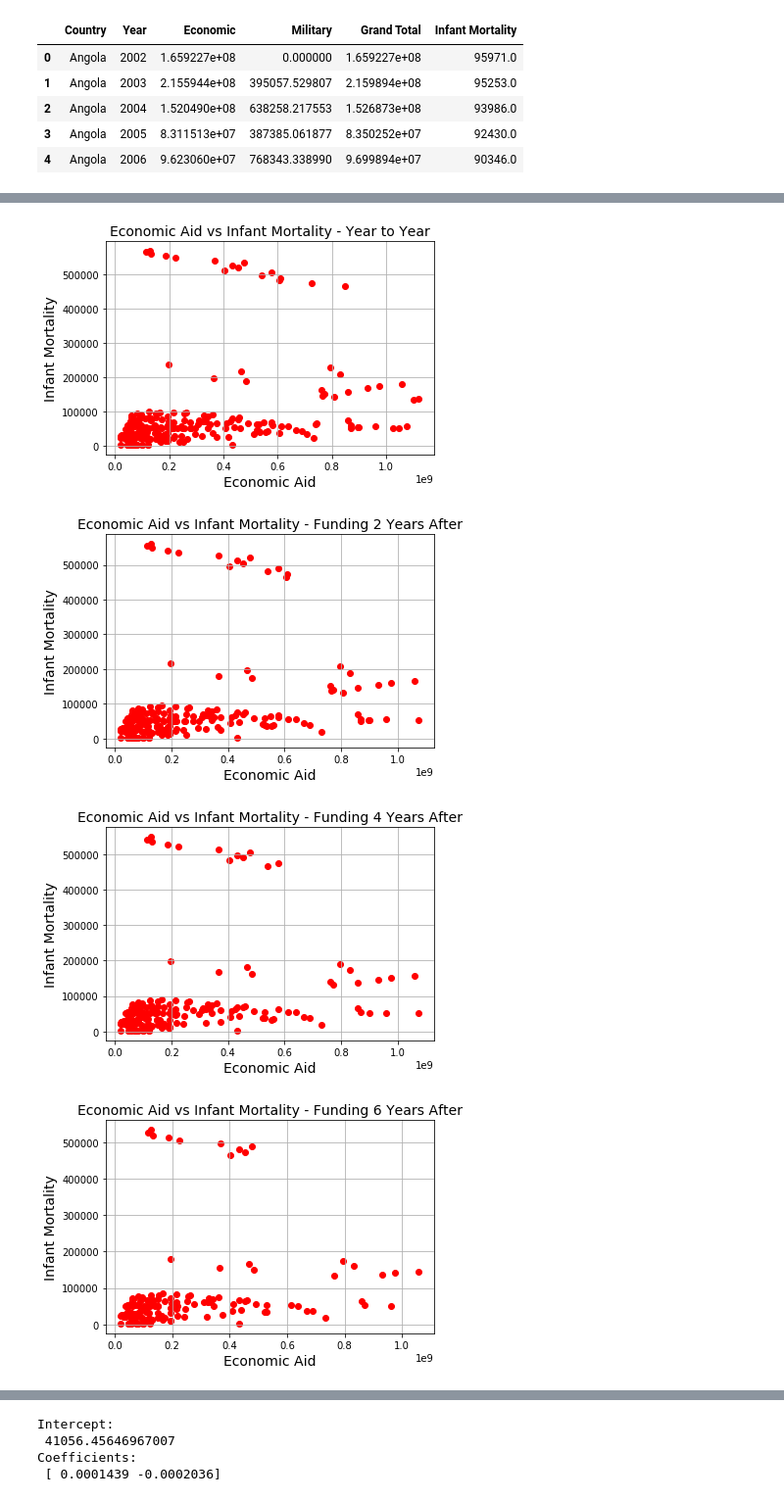
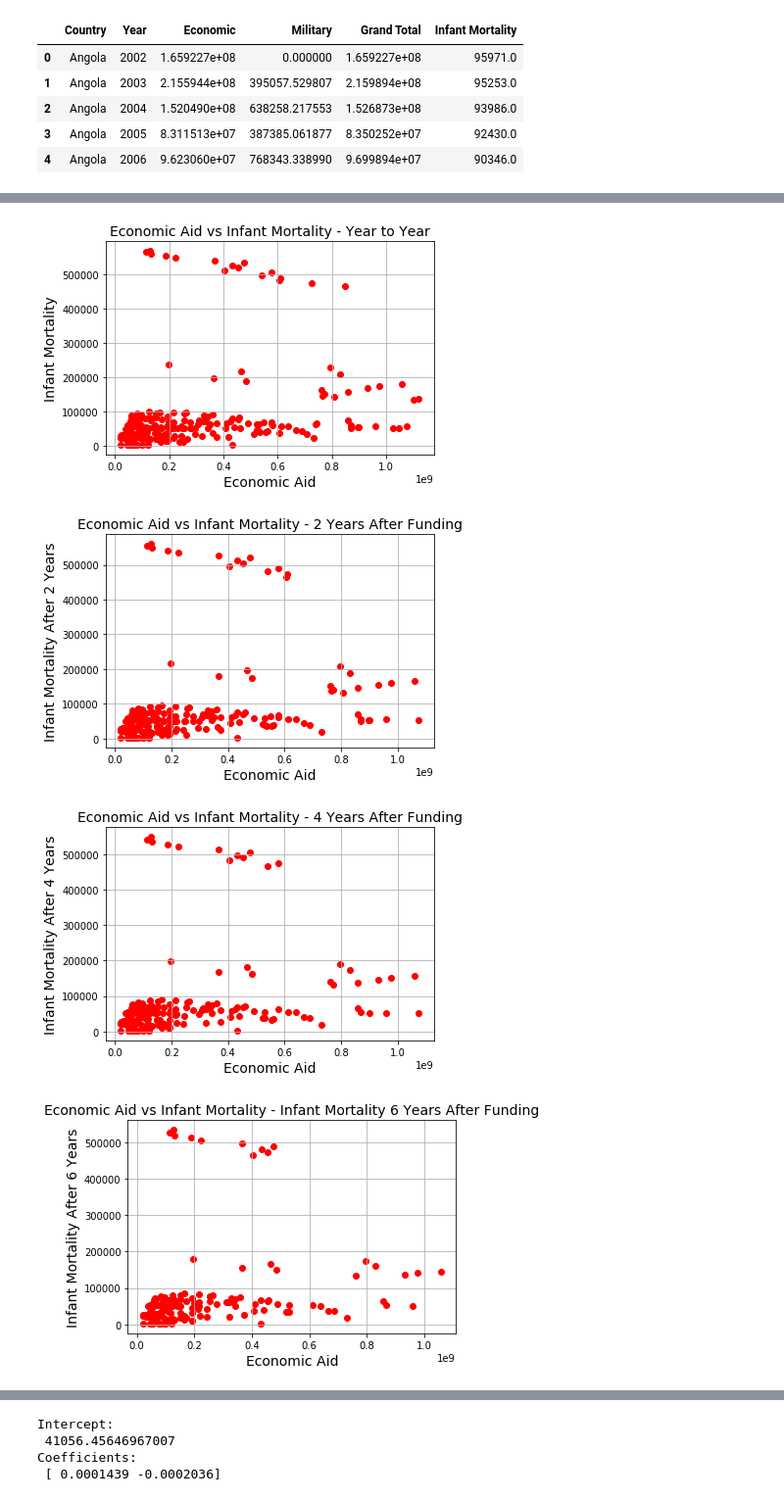
Before and after one commit to juliasweet/Project_1, a Jupyter notebook: Aid_vs_Infant_Mortality.ipynb, the cells around one changed output, grey strips where cells are left out. Shown at 98% size. Drawn from its saved outputs; the diff is of its cells as text; code cells hidden in the pictures.

```diff
--- a/Aid_vs_Infant_Mortality.ipynb
+++ b/Aid_vs_Infant_Mortality.ipynb
@@ -126,21 +97,21 @@ CombinedAid_InfantMortality["Country"].nunique()
 # %%
 # Group by country and shift two years ahead to see whether there is any impact.
 CombinedAid_InfantMortality_2=CombinedAid_InfantMortality.copy()
-CombinedAid_InfantMortality_2[['Infant Mortality']] = CombinedAid_InfantMortality.groupby(
-    ['Country'])['Infant Mortality'].shift(2)
-CombinedAid_InfantMortality_2= CombinedAid_InfantMortality_EM2.dropna()
+CombinedAid_InfantMortality_2['Infant Mortality_2'] = CombinedAid_InfantMortality.groupby(
+    ['Country'])['Infant Mortality'].shift(-2)
+CombinedAid_InfantMortality_2= CombinedAid_InfantMortality_2.dropna()
 
 # Group by country; shift four years ahead to see effect
 CombinedAid_InfantMortality_4=CombinedAid_InfantMortality.copy()
-CombinedAid_InfantMortality_4[['Infant Mortality']] = CombinedAid_InfantMortality.groupby(
-    ['Country'])['Infant Mortality'].shift(4)
-CombinedAid_InfantMortality_EM4= CombinedAid_InfantMortality_EM4.dropna()
+CombinedAid_InfantMortality_4['Infant Mortality_4'] = CombinedAid_InfantMortality.groupby(
+    ['Country'])['Infant Mortality'].shift(-4)
+CombinedAid_InfantMortality_4= CombinedAid_InfantMortality_4.dropna()
 
 # Repeat for 6-year impact
 CombinedAid_InfantMortality_6=CombinedAid_InfantMortality.copy()
-CombinedAid_InfantMortality_6[['Infant Mortality']] = CombinedAid_InfantMortality.groupby(
-    ['Country'])['Infant Mortality'].shift(6)
-CombinedAid_InfantMortality_6= CombinedAid_InfantMortality_EM6.dropna()
+CombinedAid_InfantMortality_6['Infant Mortality_6'] = CombinedAid_InfantMortality.groupby(
+    ['Country'])['Infant Mortality'].shift(-6)
+CombinedAid_InfantMortality_6= CombinedAid_InfantMortality_6.dropna()
 
-CombinedAid_InfantMortality_EM6.head()
+CombinedAid_InfantMortality_6
 # %% [output]
@@ -153,52 +136,40 @@ CombinedAid_InfantMortality_EM6.head()
 # %%
-# #Use itertools to change color by country
-# import itertools
-
-# #Plot AIM (same year-data)
-# x=CombinedAid_InfantMortality['Economic']
-# ys = CombinedAid_InfantMortality['Infant Mortality']
-# colors = itertools.cycle(["black", "red", "orange", "yellow", "green", "blue",
-#                          "purple", "brown", "gray", "lime", "magenta", "olivedrab",
-#                          "darkgoldenrod", "aqua", "violet", "pink", "navy", "springgreen"])
-# len(x)==len(ys)
-
-
 plt.scatter(CombinedAid_InfantMortality['Economic'],
             CombinedAid_InfantMortality['Infant Mortality'], c='red')
 plt.title('Economic Aid vs Infant Mortality - Year to Year', fontsize=14)
 plt.xlabel('Economic Aid', fontsize=14)
 plt.ylabel('Infant Mortality', fontsize=14)
 plt.grid(True)
 plt.show()
 
 #Scatter Economic vs Stability for funding 2 years after
-plt.scatter(CombinedAid_InfantMortality_EM2['Economic_2'],
-            CombinedAid_InfantMortality_EM2['Infant Mortality'], color='red')
-plt.title('Economic Aid vs Infant Mortality - Funding 2 Years After', fontsize=14)
+plt.scatter(CombinedAid_InfantMortality_2['Economic'],
+            CombinedAid_InfantMortality_2['Infant Mortality_2'], color='red')
+plt.title('Economic Aid vs Infant Mortality - 2 Years After Funding', fontsize=14)
 plt.xlabel('Economic Aid', fontsize=14)
-plt.ylabel('Infant Mortality', fontsize=14)
+plt.ylabel('Infant Mortality After 2 Years', fontsize=14)
 plt.grid(True)
 plt.show()
 
 #Scatter Economic vs Stability for funding 4 years after
-plt.scatter(CombinedAid_InfantMortality_EM4['Economic_4'],
-            CombinedAid_InfantMortality_EM4['Infant Mortality'], color='red')
-plt.title('Economic Aid vs Infant Mortality - Funding 4 Years After', fontsize=14)
+plt.scatter(CombinedAid_InfantMortality_4['Economic'],
+            CombinedAid_InfantMortality_4['Infant Mortality_4'], color='red')
+plt.title('Economic Aid vs Infant Mortality - 4 Years After Funding', fontsize=14)
 plt.xlabel('Economic Aid', fontsize=14)
-plt.ylabel('Infant Mortality', fontsize=14)
+plt.ylabel('Infant Mortality After 4 Years', fontsize=14)
 plt.grid(True)
 plt.show()
 
 #Scatter Economic vs Stability for funding 6 years after
-plt.scatter(CombinedAid_InfantMortality_EM6['Economic_6'],
-            CombinedAid_InfantMortality_EM6['Infant Mortality'], color='red')
-plt.title('Economic Aid vs Infant Mortality - Funding 6 Years After', fontsize=14)
+plt.scatter(CombinedAid_InfantMortality_6['Economic'],
+            CombinedAid_InfantMortality_6['Infant Mortality_6'], color='red')
+plt.title('Economic Aid vs Infant Mortality - Infant Mortality 6 Years After Funding', fontsize=14)
 plt.xlabel('Economic Aid', fontsize=14)
-plt.ylabel('Infant Mortality', fontsize=14)
+plt.ylabel('Infant Mortality After 6 Years', fontsize=14)
 plt.grid(True)
 plt.show()
 # %% [output]
 [figure]
-[figure, old version]
+[figure, new version]
-[figure, old version]
+[figure, new version]
-[figure, old version]
+[figure, new version]
```
Also changed, not shown: parts of 12 cells of this notebook, 32 other files.
